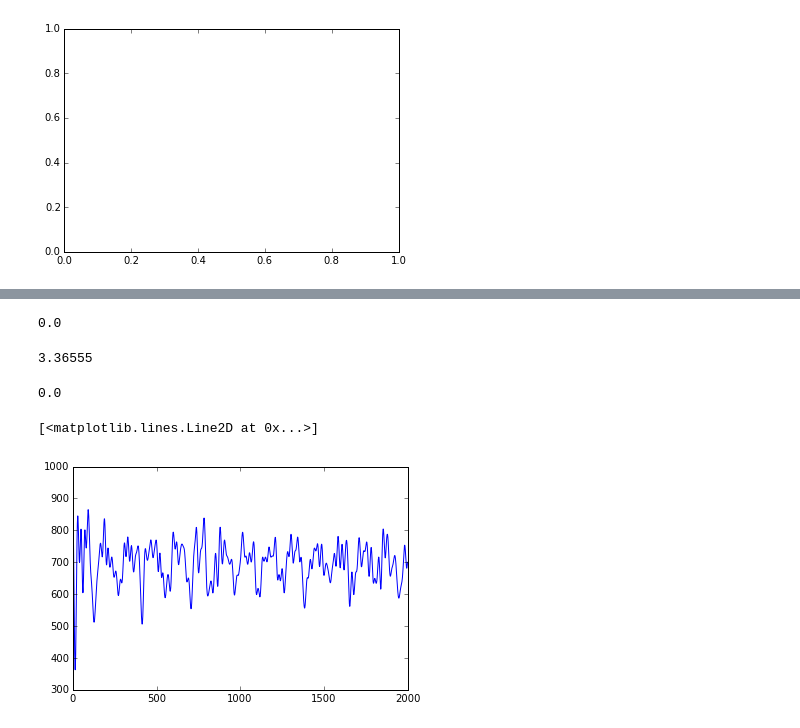
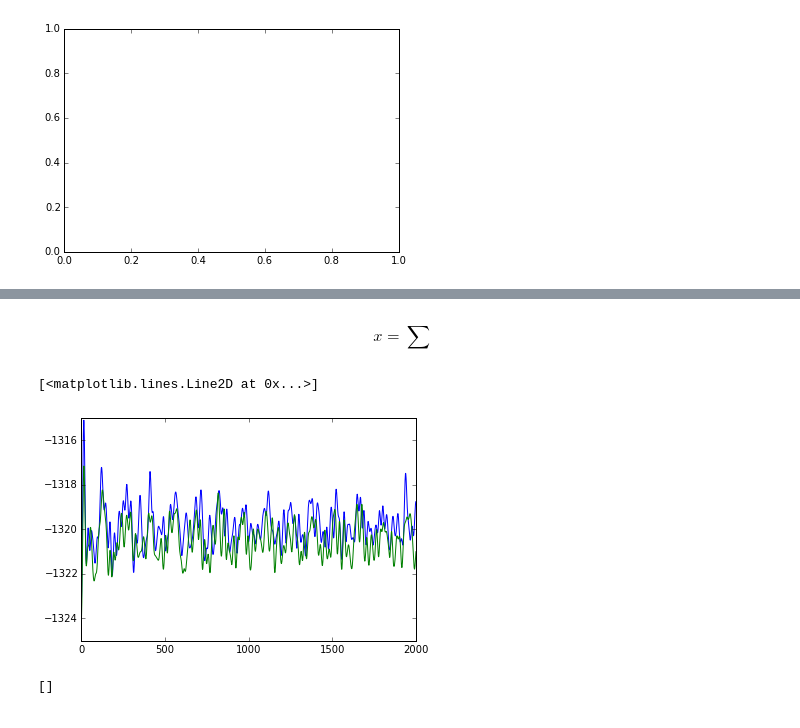
Before and after one commit to micmurawski/argon, a Jupyter notebook: Untitled0.ipynb, the cells around one changed output, grey strips where cells are left out. Cells and saved outputs as stored; diff of their text form; code cells hidden in the pictures.

```diff
--- a/Untitled0.ipynb
+++ b/Untitled0.ipynb
@@ -23,4 +21,0 @@ pylab.plot(x)
-# %%
-vectors=[]
-for i in data:
-    vectors.append(np.array([float(i[0]),float(i[1]),float(i[2])]))
@@ -31,23 +22,21 @@ NameError: name 'bins' is not defined
-# %%
-(sum(x*x)+sum(y*y)+sum(z*z))/2
-# %% [output]
-0.0
-# %%
-27*1000*8.31e-5*3/2
-# %% [output]
-3.36555
-# %%
-(sum(x*x)+sum(y*y)+sum(z*z))/(3.0*27*8.31e-5*1)
-# %% [output]
-0.0
 # %%
 data2=[]
-with open("etot.txt","r") as file:
+with open("euler.txt","r") as file:
     for i in file.readlines():
         data2.append(i.split())
+data3=[]
+with open("leapfrog.txt","r") as file:
+    for i in file.readlines():
+        data3.append(i.split())
+# %% [markdown]
+$$ x = \sum $$
 # %%
-pylab.plot([float(x[0]) for x in data2],[float(x[1]) for x in data2])
-#pylab.plot([float(x[0]) for x in data2],[float(x[4]) for x in data2])
+pylab.plot([float(x[0]) for x in data2],[float(x[4]) for x in data2])
+pylab.plot([float(x[0]) for x in data3],[float(x[4]) for x in data3])
 # %% [output]
 [<matplotlib.lines.Line2D at 0x...>]
-[figure, old version]
+[figure, new version]
+# %%
+data3
+# %% [output]
+[]
```
Also changed, not shown: parts of 4 cells of this notebook, 7 other files.
